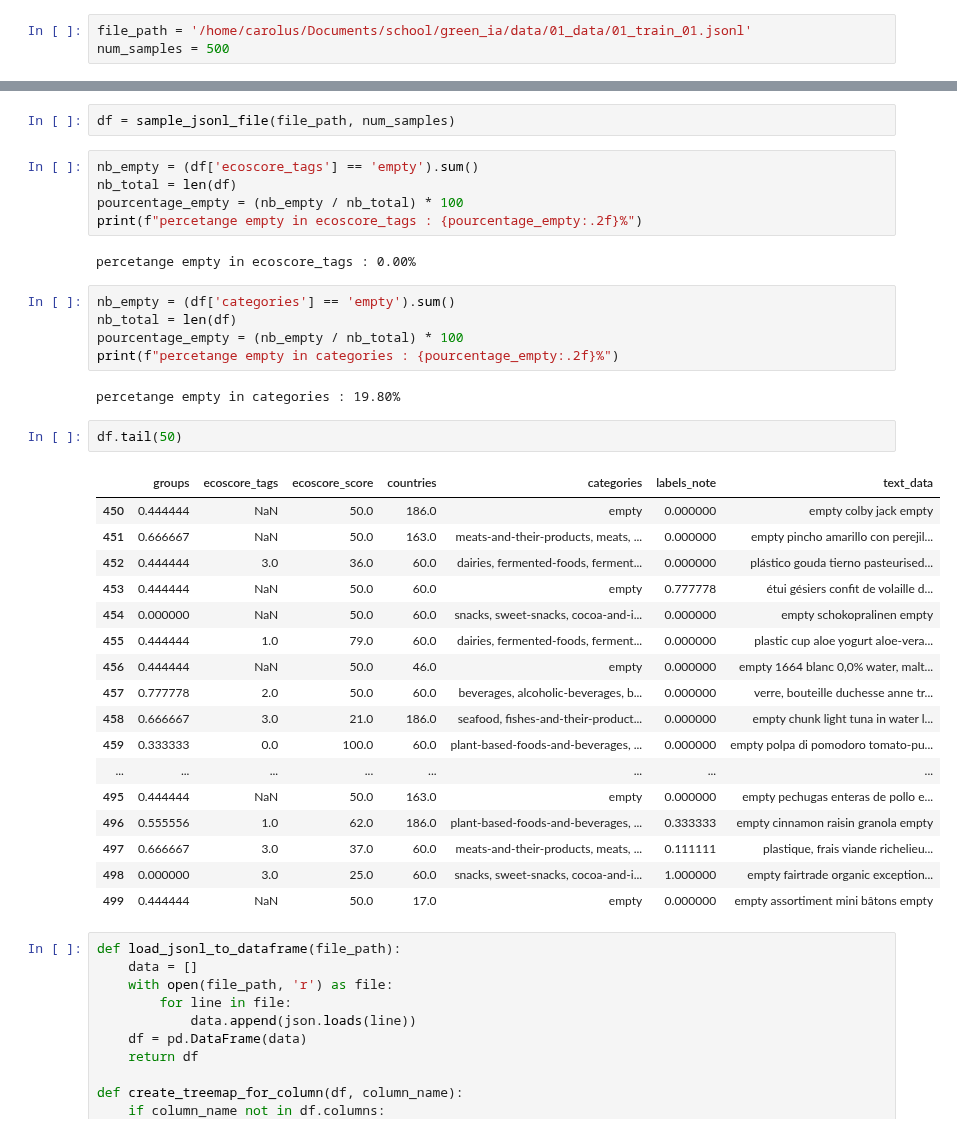
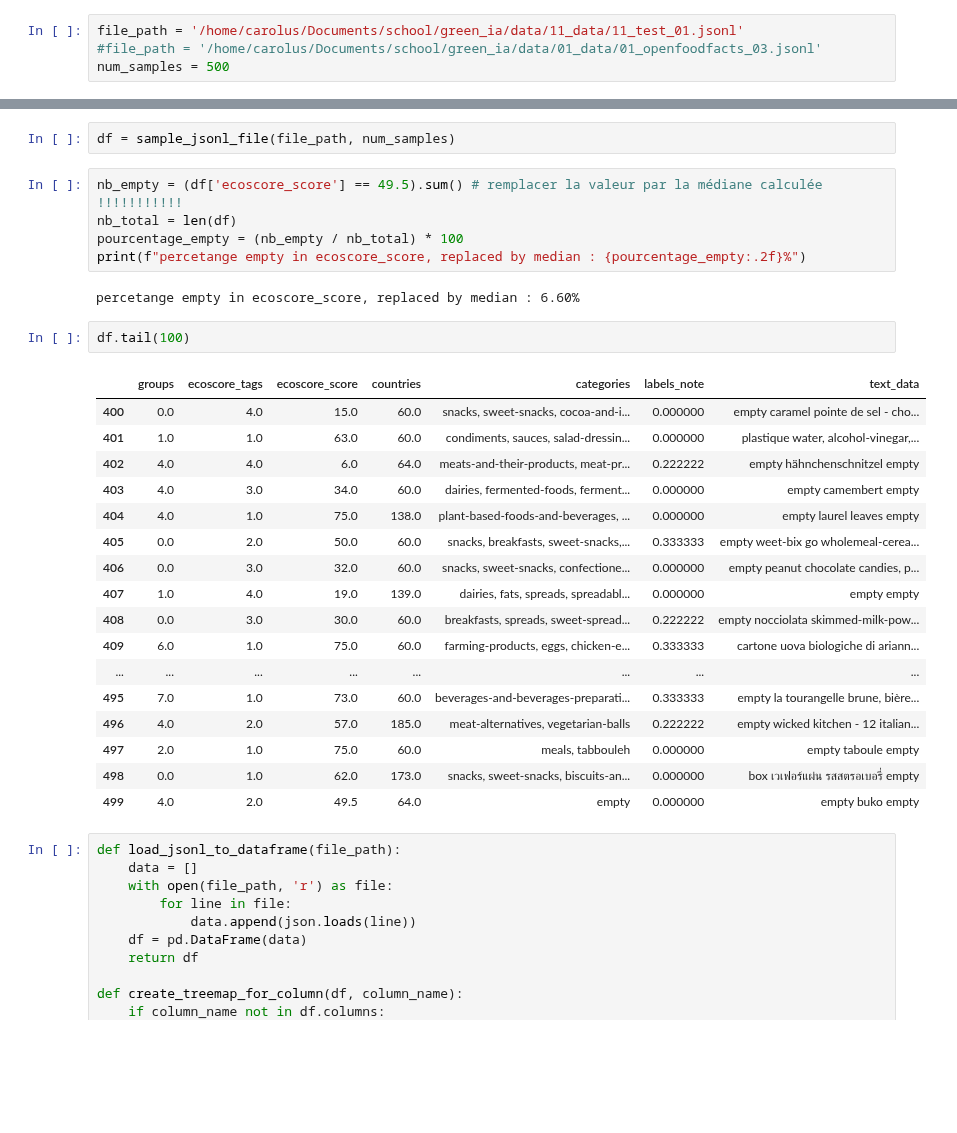
Before and after one commit to CarolusIntelligence/green_ia, a Jupyter notebook: notebooks/dataviz.ipynb, the cells around one changed output, grey strips where cells are left out. Drawn from its saved outputs; the diff is of its cells as text; blank space fills up the shorter version.

Commit message:
suppression min max scaler, reduction nb nan, substitution tag empty par véritable lettre en fonction de la médiane calculée

```diff
--- a/notebooks/dataviz.ipynb
+++ b/notebooks/dataviz.ipynb
@@ -9,7 +9,8 @@ import plotly.graph_objects as go
 pd.set_option('display.max_rows', 100)
 warnings.filterwarnings("ignore", category=pd.errors.DtypeWarning)
 # %%
-file_path = '/home/carolus/Documents/school/green_ia/data/01_data/01_train_01.jsonl'
+file_path = '/home/carolus/Documents/school/green_ia/data/11_data/11_test_01.jsonl'
+#file_path = '/home/carolus/Documents/school/green_ia/data/01_data/01_openfoodfacts_03.jsonl'
 num_samples = 500
 # %%
 def count_objects_in_jsonl(file_path):
@@ -42,39 +43,32 @@ def sample_jsonl_file(file_path, num_samples):
 # %%
 df = sample_jsonl_file(file_path, num_samples)
 # %%
-nb_empty = (df['ecoscore_tags'] == 'empty').sum()
+nb_empty = (df['ecoscore_score'] == 49.5).sum() # remplacer la valeur par la médiane calculée !!!!!!!!!!!
 nb_total = len(df)
 pourcentage_empty = (nb_empty / nb_total) * 100
-print(f"percetange empty in ecoscore_tags : {pourcentage_empty:.2f}%")
+print(f"percetange empty in ecoscore_score, replaced by median : {pourcentage_empty:.2f}%")
 # %% [output]
-percetange empty in ecoscore_tags : 0.00%
+percetange empty in ecoscore_score, replaced by median : 6.60%
-# %%
-nb_empty = (df['categories'] == 'empty').sum()
-nb_total = len(df)
-pourcentage_empty = (nb_empty / nb_total) * 100
-print(f"percetange empty in categories : {pourcentage_empty:.2f}%")
-# %% [output]
-percetange empty in categories : 19.80%
 # %%
-df.tail(50)
+df.tail(100)
 # %% [output]
 |  | groups | ecoscore_tags | ecoscore_score | countries | categories | labels_note | text_data |
-| 450 | 0.444444 | NaN | 50.0 | 186.0 | empty | 0.000000 | empty colby jack empty |
-| 451 | 0.666667 | NaN | 50.0 | 163.0 | meats-and-their-products, meats, ... | 0.000000 | empty pincho amarillo con perejil... |
-| 452 | 0.444444 | 3.0 | 36.0 | 60.0 | dairies, fermented-foods, ferment... | 0.000000 | plástico gouda tierno pasteurised... |
-| 453 | 0.444444 | NaN | 50.0 | 60.0 | empty | 0.777778 | étui gésiers confit de volaille d... |
-| 454 | 0.000000 | NaN | 50.0 | 60.0 | snacks, sweet-snacks, cocoa-and-i... | 0.000000 | empty schokopralinen empty |
-| 455 | 0.444444 | 1.0 | 79.0 | 60.0 | dairies, fermented-foods, ferment... | 0.000000 | plastic cup aloe yogurt aloe-vera... |
-| 456 | 0.444444 | NaN | 50.0 | 46.0 | empty | 0.000000 | empty 1664 blanc 0,0% water, malt... |
-| 457 | 0.777778 | 2.0 | 50.0 | 60.0 | beverages, alcoholic-beverages, b... | 0.000000 | verre, bouteille duchesse anne tr... |
-| 458 | 0.666667 | 3.0 | 21.0 | 186.0 | seafood, fishes-and-their-product... | 0.000000 | empty chunk light tuna in water l... |
-| 459 | 0.333333 | 0.0 | 100.0 | 60.0 | plant-based-foods-and-beverages, ... | 0.000000 | empty polpa di pomodoro tomato-pu... |
+| 400 | 0.0 | 4.0 | 15.0 | 60.0 | snacks, sweet-snacks, cocoa-and-i... | 0.000000 | empty caramel pointe de sel - cho... |
+| 401 | 1.0 | 1.0 | 63.0 | 60.0 | condiments, sauces, salad-dressin... | 0.000000 | plastique water, alcohol-vinegar,... |
+| 402 | 4.0 | 4.0 | 6.0 | 64.0 | meats-and-their-products, meat-pr... | 0.222222 | empty hähnchenschnitzel empty |
+| 403 | 4.0 | 3.0 | 34.0 | 60.0 | dairies, fermented-foods, ferment... | 0.000000 | empty camembert empty |
+| 404 | 4.0 | 1.0 | 75.0 | 138.0 | plant-based-foods-and-beverages, ... | 0.000000 | empty laurel leaves empty |
+| 405 | 0.0 | 2.0 | 50.0 | 60.0 | snacks, breakfasts, sweet-snacks,... | 0.333333 | empty weet-bix go wholemeal-cerea... |
+| 406 | 0.0 | 3.0 | 32.0 | 60.0 | snacks, sweet-snacks, confectione... | 0.000000 | empty peanut chocolate candies, p... |
+| 407 | 1.0 | 4.0 | 19.0 | 139.0 | dairies, fats, spreads, spreadabl... | 0.000000 | empty empty |
+| 408 | 0.0 | 3.0 | 30.0 | 60.0 | breakfasts, spreads, sweet-spread... | 0.222222 | empty nocciolata skimmed-milk-pow... |
+| 409 | 6.0 | 1.0 | 75.0 | 60.0 | farming-products, eggs, chicken-e... | 0.333333 | cartone uova biologiche di ariann... |
 | ... | ... | ... | ... | ... | ... | ... | ... |
-| 495 | 0.444444 | NaN | 50.0 | 163.0 | empty | 0.000000 | empty pechugas enteras de pollo e... |
-| 496 | 0.555556 | 1.0 | 62.0 | 186.0 | plant-based-foods-and-beverages, ... | 0.333333 | empty cinnamon raisin granola empty |
-| 497 | 0.666667 | 3.0 | 37.0 | 60.0 | meats-and-their-products, meats, ... | 0.111111 | plastique, frais viande richelieu... |
-| 498 | 0.000000 | 3.0 | 25.0 | 60.0 | snacks, sweet-snacks, cocoa-and-i... | 1.000000 | empty fairtrade organic exception... |
-| 499 | 0.444444 | NaN | 50.0 | 17.0 | empty | 0.000000 | empty assortiment mini bâtons empty |
+| 495 | 7.0 | 1.0 | 73.0 | 60.0 | beverages-and-beverages-preparati... | 0.333333 | empty la tourangelle brune, bière... |
+| 496 | 4.0 | 2.0 | 57.0 | 185.0 | meat-alternatives, vegetarian-balls | 0.222222 | empty wicked kitchen - 12 italian... |
+| 497 | 2.0 | 1.0 | 75.0 | 60.0 | meals, tabbouleh | 0.000000 | empty taboule empty |
+| 498 | 0.0 | 1.0 | 62.0 | 173.0 | snacks, sweet-snacks, biscuits-an... | 0.000000 | box เวเฟอร์แผ่น รสสตรอเบอรี่ empty |
+| 499 | 4.0 | 2.0 | 49.5 | 64.0 | empty | 0.000000 | empty buko empty |
 # %%
 def load_jsonl_to_dataframe(file_path):
     data = []
```
Also changed, not shown: parts of 1 cell of this notebook, 10 other files.
